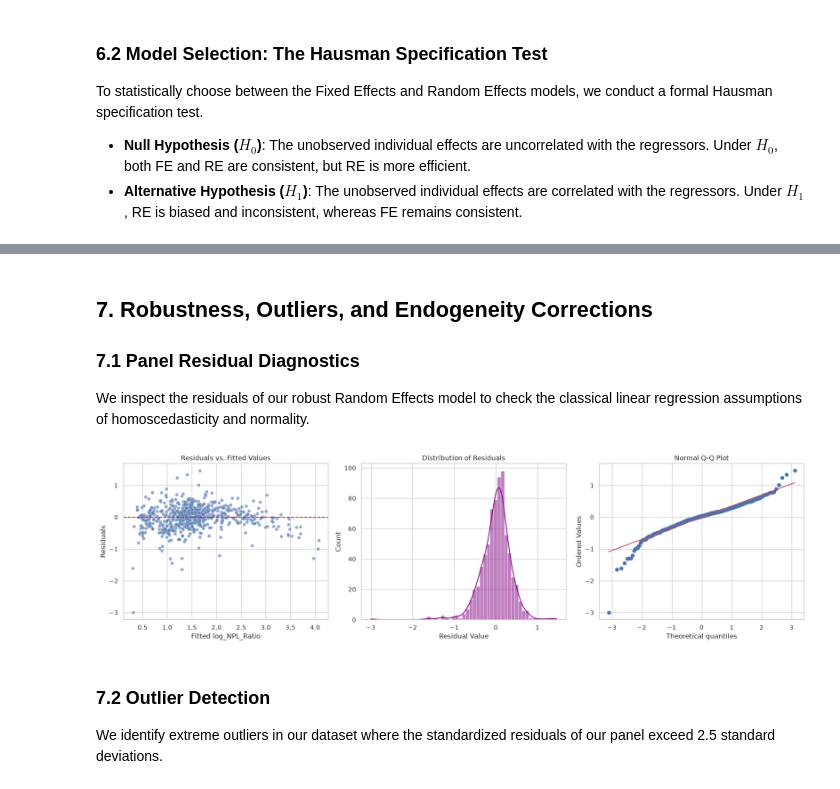
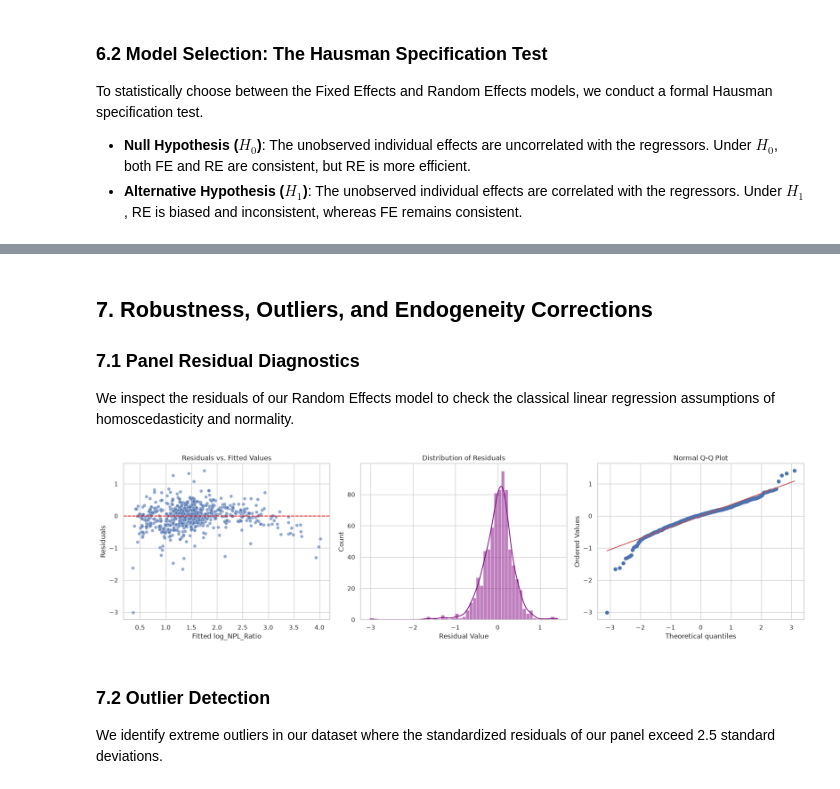
Before and after one commit to sum1tk/Econometric-ML-Analysis-of-Bank-Credit-Risk-in-South-Asia, a Jupyter notebook: Credit_Risk_Analysis_Refined.ipynb, the cells around one changed output, grey strips where cells are left out. Cells and saved outputs as stored; diff of their text form; code cells hidden in the pictures.

```diff
--- a/Credit_Risk_Analysis_Refined.ipynb
+++ b/Credit_Risk_Analysis_Refined.ipynb
@@ -251,13 +251,12 @@ plt.show()
 Prior to model estimation, we must formally address potential multicollinearity. High correlation between regressors (e.g., ROA and ROE, or GDP Growth and Inflation) can inflate standard errors, rendering coefficient estimates unstable. We compute the Variance Inflation Factor (VIF) for our explanatory variables.
 # %%
 
-# Select independent regressors
+# Select independent regressors matching the slide's specifications
 vif_cols = [
-    'Corruption Index', 'GDP Growth', 'Inflation', 'Population Growth',
-    'Bank Size', 'ROA', 'ROE', 'Age', 'NPL_lag'
+    'NPL_lag', 'ROE', 'Bank Size', 'GDP Growth', 'Inflation',
+    'Corruption Index', 'Age', 'Population Growth', 'ROA'
 ]
 
-# Drop any row with missing values for VIF check (none exist here, but good practice)
 X_vif = df[vif_cols].dropna()
 X_vif_const = sm.add_constant(X_vif)
 
@@ -416,35 +433,35 @@ Verdict: Reject the null hypothesis (p < 0.05). Individual unobserved effects ar
 ## 7. Robustness, Outliers, and Endogeneity Corrections
 
 ### 7.1 Panel Residual Diagnostics
-We inspect the residuals of our robust Random Effects model to check the classical linear regression assumptions of homoscedasticity and normality.
+We inspect the residuals of our Random Effects model to check the classical linear regression assumptions of homoscedasticity and normality.
 # %%
 
-# Calculate residuals and fitted values
-residuals_re = re_results_robust.resids.squeeze()
-fitted_re = re_results_robust.fitted_values.squeeze()
+# Calculate residuals and fitted values from RE model
+residuals_re = re_results.resids.squeeze()
+fitted_re = re_results.fitted_values.squeeze()
 
 fig, axes = plt.subplots(1, 3, figsize=(18, 5))
 
 # Plot 1: Residuals vs Fitted (Heteroscedasticity check)
 sns.scatterplot(x=fitted_re, y=residuals_re, alpha=0.6, ax=axes[0])
 axes[0].axhline(0, color='red', linestyle='--')
 axes[0].set_title('Residuals vs. Fitted Values')
 axes[0].set_xlabel('Fitted log_NPL_Ratio')
 axes[0].set_ylabel('Residuals')
 
 # Plot 2: Histogram of Residuals (Normality check)
 sns.histplot(residuals_re, kde=True, color='purple', ax=axes[1])
 axes[1].set_title('Distribution of Residuals')
 axes[1].set_xlabel('Residual Value')
 
 # Plot 3: Normal Q-Q Plot
 probplot(residuals_re, dist="norm", plot=axes[2])
 axes[2].set_title('Normal Q-Q Plot')
 
 plt.tight_layout()
 plt.show()
 # %% [output]
-[figure, old version]
+[figure, new version]
 # %% [markdown]
 ### 7.2 Outlier Detection
 We identify extreme outliers in our dataset where the standardized residuals of our panel exceed 2.5 standard deviations.
```
Also changed, not shown: parts of 15 cells of this notebook, 1 other file.
